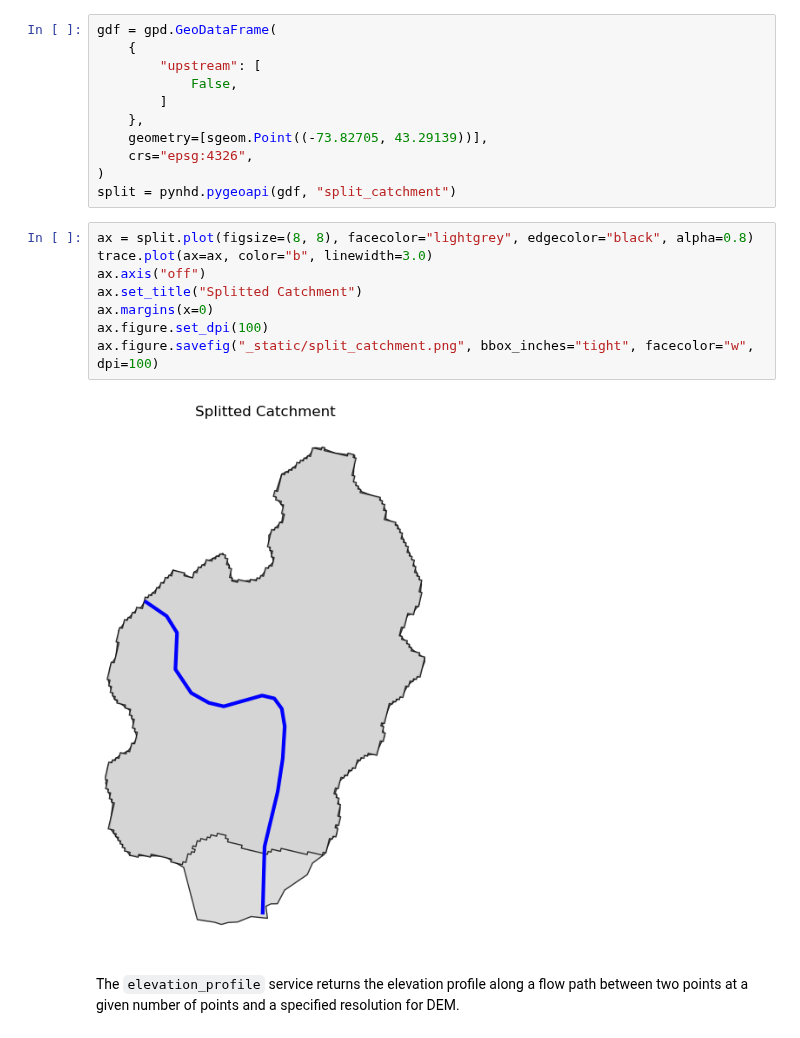
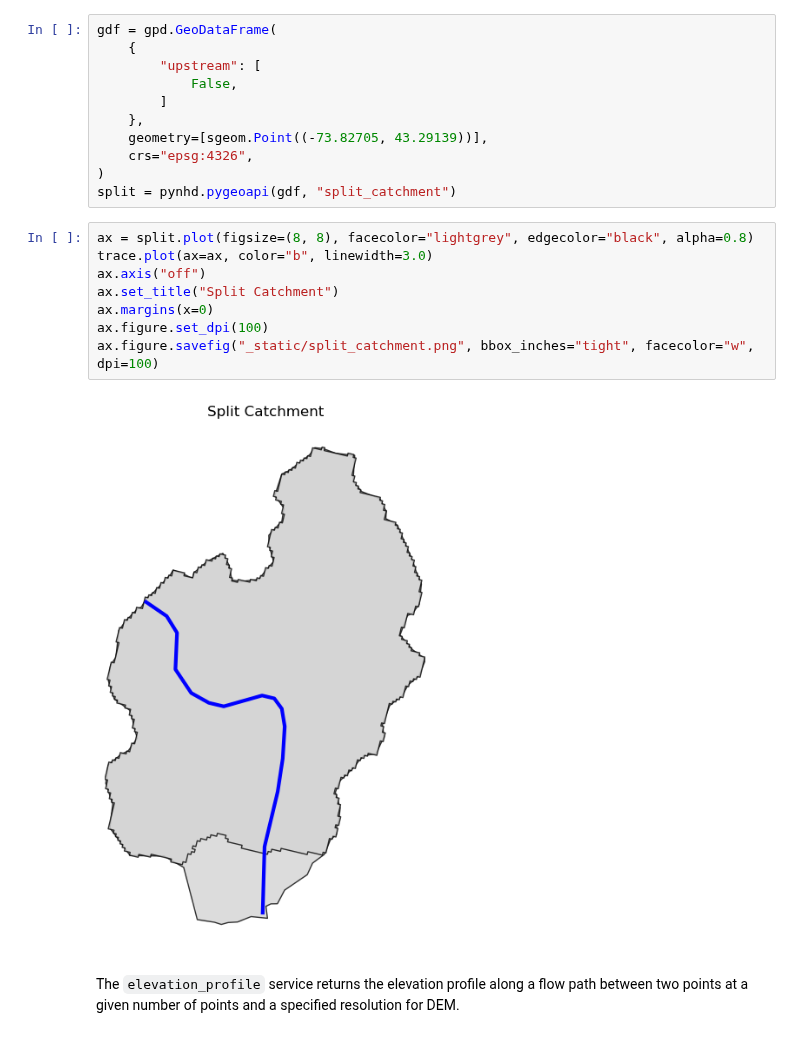
Before and after one commit to hyriver/HyRiver-examples, a Jupyter notebook: notebooks/pygeoapi.ipynb, the cells around one changed output. Saved outputs shown, nothing was run; the diff lists cells and outputs as text.

```diff
--- a/notebooks/pygeoapi.ipynb
+++ b/notebooks/pygeoapi.ipynb
@@ -40,13 +40,13 @@ split = pynhd.pygeoapi(gdf, "split_catchment")
 # %%
 ax = split.plot(figsize=(8, 8), facecolor="lightgrey", edgecolor="black", alpha=0.8)
 trace.plot(ax=ax, color="b", linewidth=3.0)
 ax.axis("off")
-ax.set_title("Splitted Catchment")
+ax.set_title("Split Catchment")
 ax.margins(x=0)
 ax.figure.set_dpi(100)
 ax.figure.savefig("_static/split_catchment.png", bbox_inches="tight", facecolor="w", dpi=100)
 # %% [output]
-[figure, old version]
+[figure, new version]
 # %% [markdown]
 The `elevation_profile` service returns the elevation profile along a flow path between two points at a given number of points and a specified resolution for DEM.
 # %%
```
